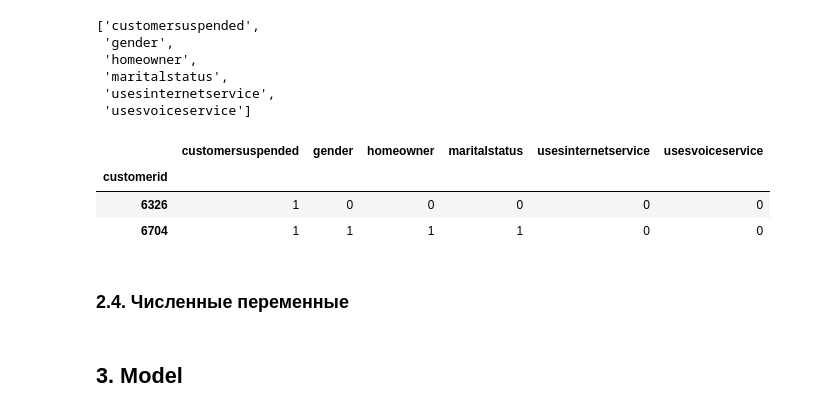
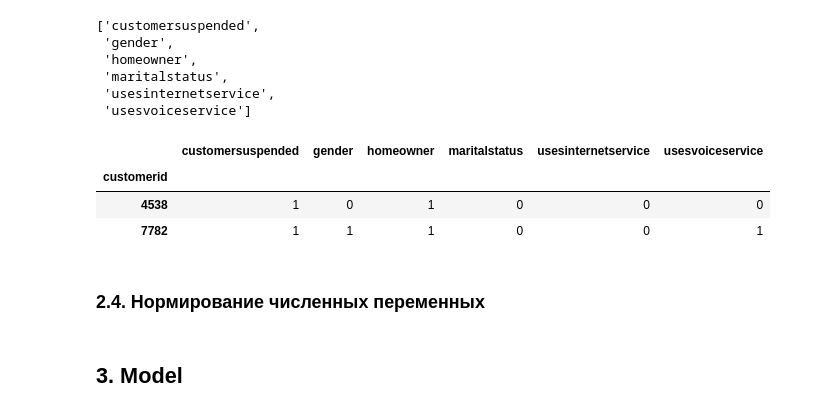
Before and after one commit to YaninaK/churn-prediction, a Jupyter notebook: notebooks/02_Baseline_model_NN.ipynb, the cells around one changed output. Saved outputs shown, nothing was run; the diff lists cells and outputs as text; code cells hidden in the pictures.

```diff
--- a/notebooks/02_Baseline_model_NN.ipynb
+++ b/notebooks/02_Baseline_model_NN.ipynb
@@ -140,7 +97,7 @@ seq_train.shape, seq_valid.shape, seq_test.shape
 # %% [markdown]
 ### 2.3. Кодирование бинарных категориальных признаков.
 # %%
-categorical_variables = train.dtypes[train.dtypes=='object'].index.tolist()[:-2]
+categorical_variables = X_train.dtypes[X_train.dtypes=='object'].index.tolist()[:-2]
 categorical_variables = [
     i for i in categorical_variables if not i in ['state', 'education', 'occupation']
 ]
@@ -152,30 +109,18 @@ categorical_variables
  'maritalstatus',
  'usesinternetservice',
  'usesvoiceservice']
-# %%
-def map_categorical_features(df):
-  X = df.copy()
-  X['customersuspended'] = X['customersuspended'].map({'Yes': 1, 'No': 0})
-  X['gender'] = X['gender'].map({'Male': 1, 'Female': 0})
-  X['homeowner'] = X['homeowner'].map({'Yes': 1,'No': 0})
-  X['maritalstatus'] = X['maritalstatus'].map({'Single': 1, 'Married': 0})
-  X['usesinternetservice'] = X['usesinternetservice'].map({'Yes': 1, 'No': 0})
-  X['usesvoiceservice'] = X['usesvoiceservice'].map({'Yes': 1, 'No': 0 })
-
-  return X
-# %%
-train = map_categorical_features(train)
-valid = map_categorical_features(valid)
-test = map_categorical_features(test)
-
-train[categorical_variables].sample(2)
-# %% [output]
-|  | customersuspended | gender | homeowner | maritalstatus | usesinternetservice | usesvoiceservice |
-| customerid |  |  |  |  |  |  |
-| 6326 | 1 | 0 | 0 | 0 | 0 | 0 |
-| 6704 | 1 | 1 | 1 | 1 | 0 | 0 |
+# %%
+X_train = map_categorical_features(X_train)
+X_valid = map_categorical_features(X_valid)
+
+X_train[categorical_variables].sample(2)
+# %% [output]
+|  | customersuspended | gender | homeowner | maritalstatus | usesinternetservice | usesvoiceservice |
+| customerid |  |  |  |  |  |  |
+| 4538 | 1 | 0 | 1 | 0 | 0 | 0 |
+| 7782 | 1 | 1 | 1 | 0 | 0 | 1 |
 # %% [markdown]
-### 2.4. Численные переменные
+### 2.4. Нормирование численных переменных
 # %%
 selected_numeric_features = ['callfailurerate', 'numberofcomplaints', 'age', 'unpaidbalance']
 # %%
```
Also changed, not shown: parts of 23 cells of this notebook.
